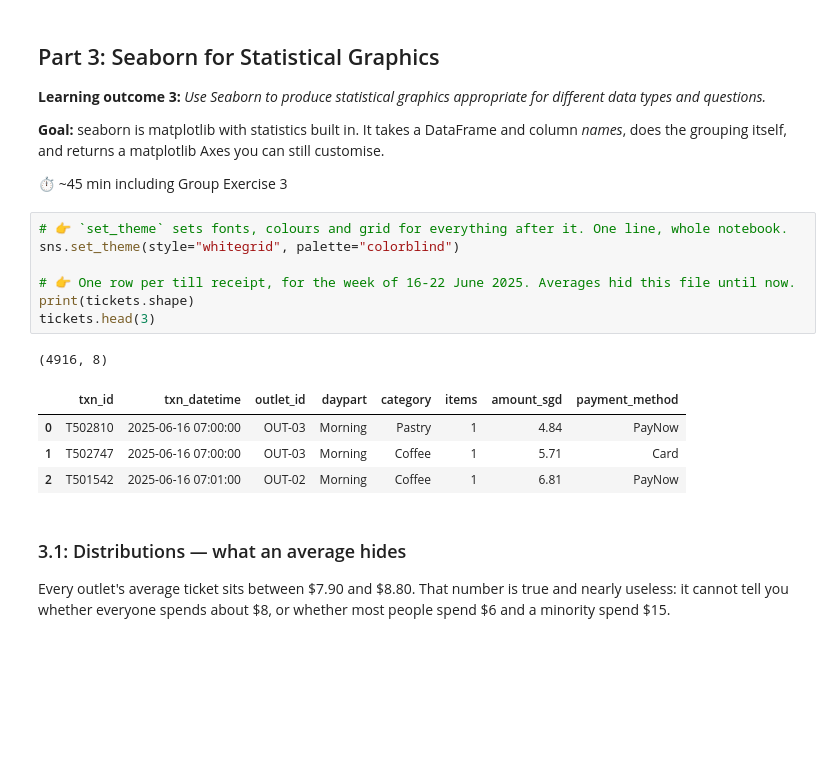
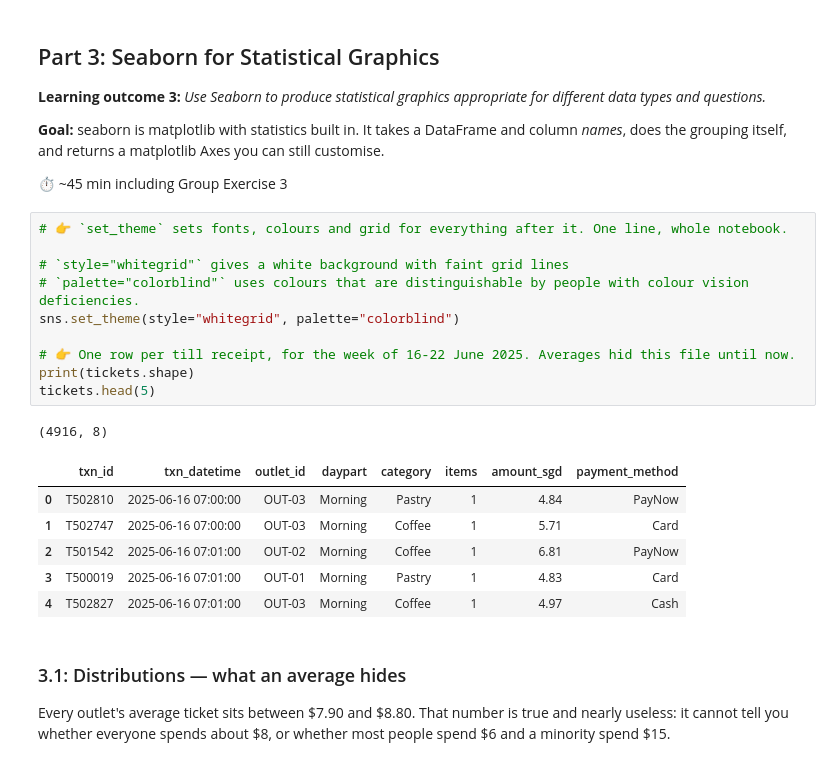
Before and after one commit to PP-123-nt/6m-data-1.10-visualization, a Jupyter notebook: notebooks/Part_3_seaborn.ipynb, the cells around one changed output. Cells and saved outputs as stored; diff of their text form; blank space fills up the shorter version.

```diff
--- a/notebooks/Part_3_seaborn.ipynb
+++ b/notebooks/Part_3_seaborn.ipynb
@@ -191,17 +191,22 @@ does the grouping itself, and returns a matplotlib Axes you can still customise.
 ⏱️ ~45 min including Group Exercise 3
 # %%
 # 👉 `set_theme` sets fonts, colours and grid for everything after it. One line, whole notebook.
+
+# `style="whitegrid"` gives a white background with faint grid lines
+# `palette="colorblind"` uses colours that are distinguishable by people with colour vision deficiencies.
 sns.set_theme(style="whitegrid", palette="colorblind")
 
 # 👉 One row per till receipt, for the week of 16-22 June 2025. Averages hid this file until now.
 print(tickets.shape)
-tickets.head(3)
+tickets.head(5)
 # %% [output]
 (4916, 8)
 |  | txn_id | txn_datetime | outlet_id | daypart | category | items | amount_sgd | payment_method |
 | 0 | T502810 | 2025-06-16 07:00:00 | OUT-03 | Morning | Pastry | 1 | 4.84 | PayNow |
 | 1 | T502747 | 2025-06-16 07:00:00 | OUT-03 | Morning | Coffee | 1 | 5.71 | Card |
 | 2 | T501542 | 2025-06-16 07:01:00 | OUT-02 | Morning | Coffee | 1 | 6.81 | PayNow |
+| 3 | T500019 | 2025-06-16 07:01:00 | OUT-01 | Morning | Pastry | 1 | 4.83 | Card |
+| 4 | T502827 | 2025-06-16 07:01:00 | OUT-03 | Morning | Coffee | 1 | 4.97 | Cash |
 # %% [markdown]
 ### 3.1: Distributions — what an average hides
 
```
Also changed, not shown: parts of 1 cell of this notebook, 1 other file.
